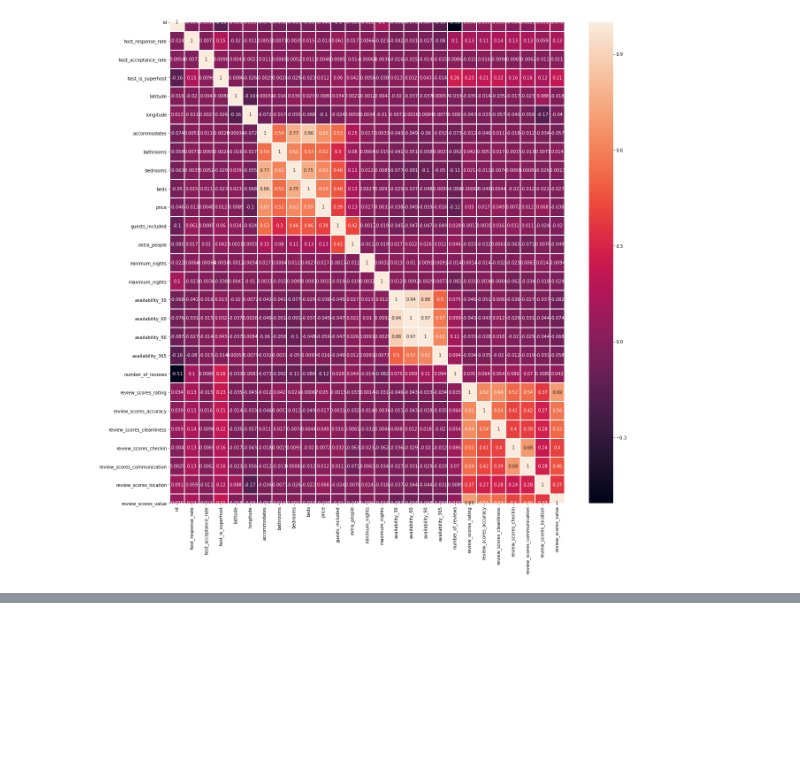
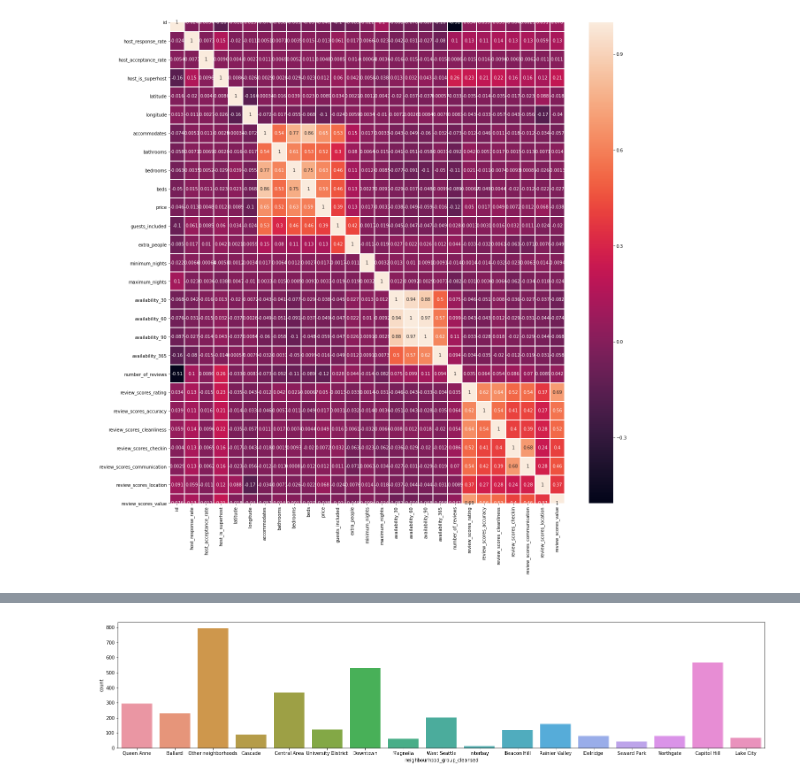
Before and after one commit to wjingyao/1015, a Jupyter notebook: Airbnb.ipynb, the cells around one changed output, grey strips where cells are left out. Saved outputs shown, nothing was run; the diff lists cells and outputs as text; code cells hidden in the pictures; blank space fills up the shorter version.

```diff
--- a/Airbnb.ipynb
+++ b/Airbnb.ipynb
@@ -88,0 +85,6 @@ sb.heatmap(listingsCorr, linewidths = 1, annot = True, annot_kws = {"size": 10})
+# %%
+plt.figure(figsize=(25,5))
+sb.countplot(listings["neighbourhood_group_cleansed"])
+plt.show()
+# %% [output]
+[figure, added]
```
Also changed, not shown: parts of 8 cells of this notebook.
